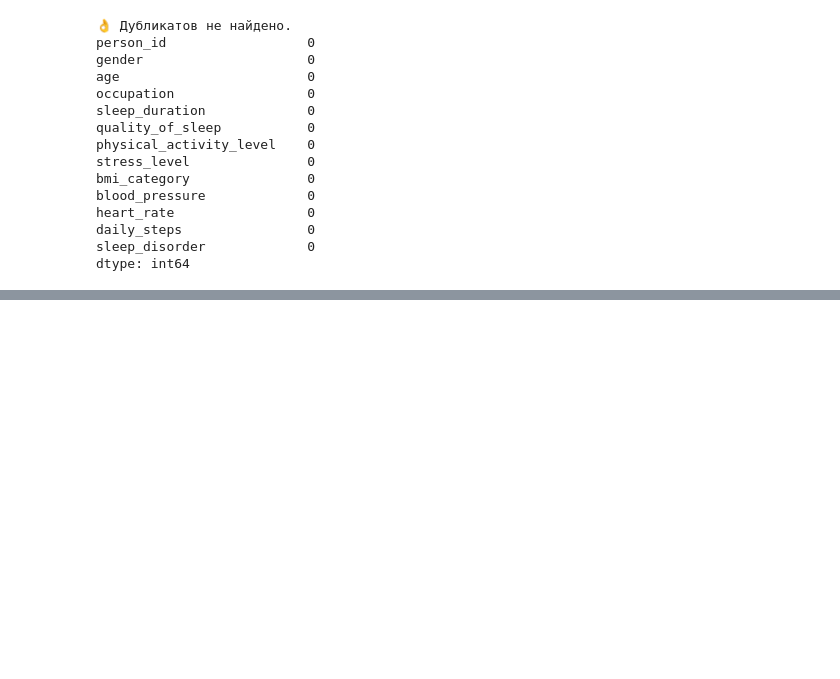
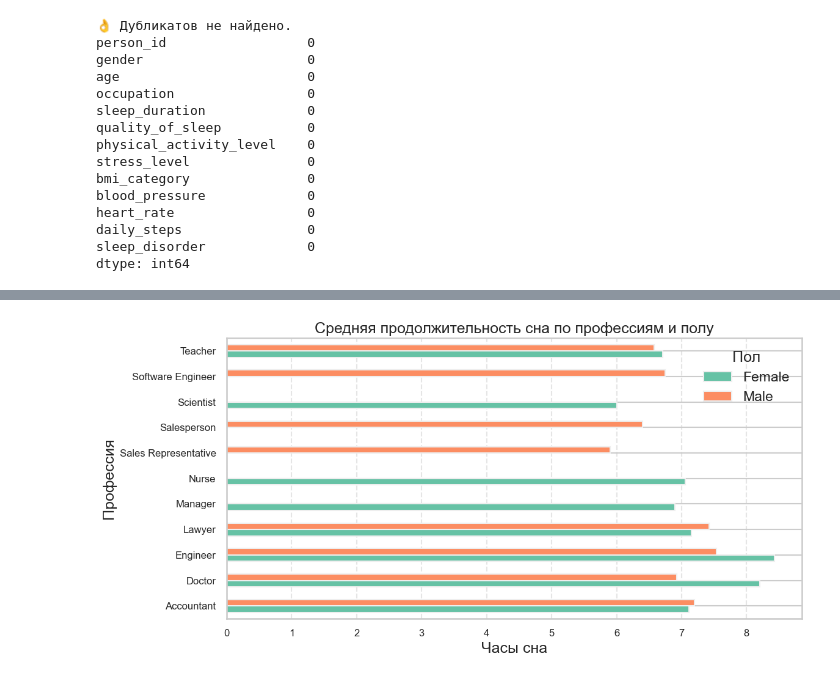
Before and after one commit to AntonLihtar/python_starter, a Jupyter notebook: padas_data2/main.ipynb, the cells around one changed output, grey strips where cells are left out. Saved outputs shown, nothing was run; the diff lists cells and outputs as text; code cells hidden in the pictures; blank space fills up the shorter version.

```diff
--- a/padas_data2/main.ipynb
+++ b/padas_data2/main.ipynb
@@ -116,0 +138,30 @@ plt.show()
+# %%
+#4 Средняя продолжительность сна по полу и профессии — столбчатая диаграмма.
+#1pivot
+pivot_group = sleeping_patterns.groupby(['gender', 'occupation'])['sleep_duration'].mean().round(2)
+pivot_group = pivot_group.reset_index()
+pivot_group = pivot_group.pivot(index='occupation', columns='gender', values='sleep_duration')
+
+#1pivot_table
+group = sleeping_patterns.pivot_table(
+    index='occupation',
+    columns='gender',
+    values='sleep_duration',
+    aggfunc=lambda x: x.mean().round(2)
+)
+
+# Горизонтальная столбчатая диаграмма
+group.plot(kind='barh', figsize=(12, 6))
+
+plt.title('Средняя продолжительность сна по профессиям и полу')
+plt.xlabel('Часы сна')
+plt.ylabel('Профессия')
+plt.legend(title='Пол')
+plt.xticks(fontsize=12)
+plt.yticks(fontsize=12)
+plt.grid(axis='x', linestyle='--', alpha=0.5)
+
+plt.tight_layout()
+plt.show()
+# %% [output]
+[figure, added]
```
Also changed, not shown: parts of 8 cells of this notebook, 1 other file.
